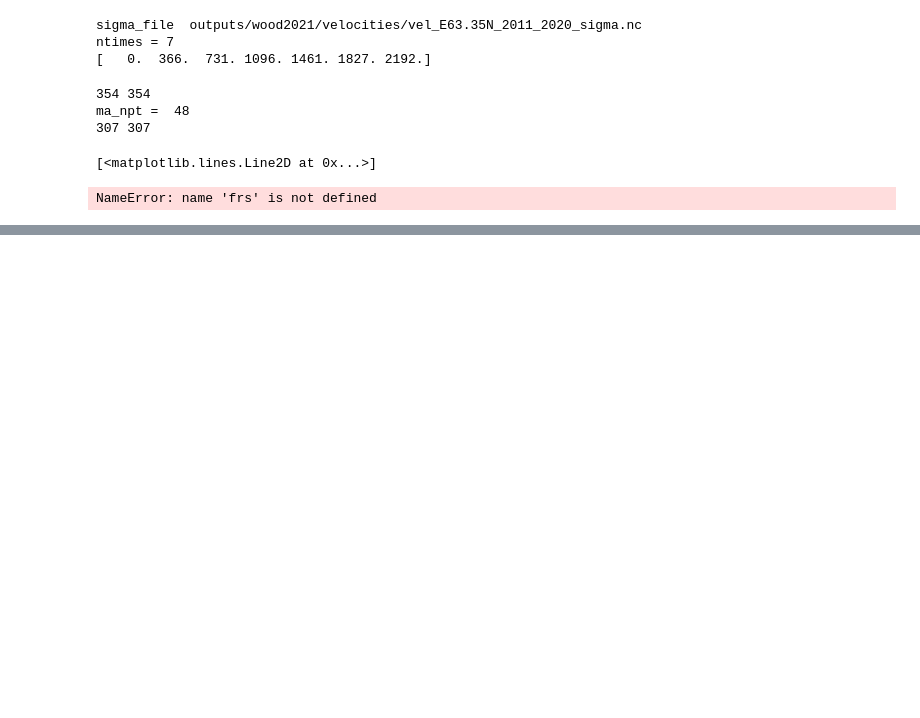
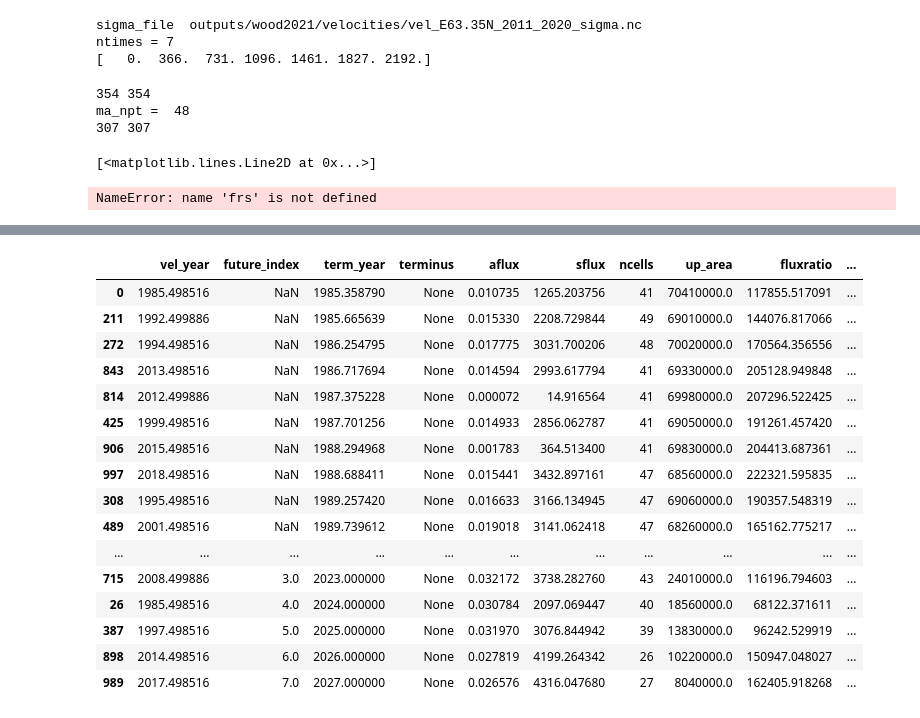
Before and after one commit to pism/pism-greenland, a Jupyter notebook: data_sets/velocities/VelTermCombos_ALL.ipynb, the cells around one changed output, grey strips where cells are left out. Saved outputs shown, nothing was run; the diff lists cells and outputs as text; code cells hidden in the pictures; blank space fills up the shorter version.

```diff
--- a/data_sets/velocities/VelTermCombos_ALL.ipynb
+++ b/data_sets/velocities/VelTermCombos_ALL.ipynb
@@ -305,3 +323,7 @@ plt.show()
 # %% [output]
 [interactive output not drawn]
 [interactive output not drawn]
+# %%
+pd.set_option("display.max_rows", None, "display.max_columns", None)
+fname = '/Users/eafischer2/velocities/outputs/velterm/velterm_209.df'
+pd.read_pickle(fname)
@@ -307,0 +348,17 @@ plt.show()
+# %%
+import re
+
+veltermRE = re.compile(r'velterm_(\d\d\d)\.df')
+dir = '/Users/eafischer2/velocities/outputs/velterm'
+dfs = list()
+df = None
+for leaf in sorted(os.listdir(dir)):
+    match = veltermRE.match(leaf)
+    if match is None:
+        continue
+    glacier_id = int(match.group(1))
+    print(leaf, glacier_id)
+    fname = os.path.join(dir, leaf)
+    df = pd.read_pickle(fname)
+    df['glacier_id'] = glacier_id
+    dfs.append(df)
@@ -307,0 +383,2 @@ plt.show()
+# %%
+velterm_df = pd.concat(dfs)
@@ -307,0 +391,6 @@ plt.show()
+# %%
+# SAMPLE
+glacier_df = velterm_df[velterm_df.glacier_id == glacier_id]
+#glacier_df.dropna(subset=['future_index'])
+glacier_df = glacier_df[glacier_df['future_index'].isna()]
+glacier_df
@@ -307,0 +539,20 @@ plt.show()
+# %%
+df.sort_values(['term_year']).drop_duplicates('term_year')
+# %% [output]
+|  | vel_year | future_index | term_year | terminus | aflux | sflux | ncells | up_area | fluxratio | ... |
+| 0 | 1985.498516 | NaN | 1985.358790 | None | 0.010735 | 1265.203756 | 41 | 70410000.0 | 117855.517091 | ... |
+| 211 | 1992.499886 | NaN | 1985.665639 | None | 0.015330 | 2208.729844 | 49 | 69010000.0 | 144076.817066 | ... |
+| 272 | 1994.498516 | NaN | 1986.254795 | None | 0.017775 | 3031.700206 | 48 | 70020000.0 | 170564.356556 | ... |
+| 843 | 2013.498516 | NaN | 1986.717694 | None | 0.014594 | 2993.617794 | 41 | 69330000.0 | 205128.949848 | ... |
+| 814 | 2012.499886 | NaN | 1987.375228 | None | 0.000072 | 14.916564 | 41 | 69980000.0 | 207296.522425 | ... |
+| 425 | 1999.498516 | NaN | 1987.701256 | None | 0.014933 | 2856.062787 | 41 | 69050000.0 | 191261.457420 | ... |
+| 906 | 2015.498516 | NaN | 1988.294968 | None | 0.001783 | 364.513400 | 41 | 69830000.0 | 204413.687361 | ... |
+| 997 | 2018.498516 | NaN | 1988.688411 | None | 0.015441 | 3432.897161 | 47 | 68560000.0 | 222321.595835 | ... |
+| 308 | 1995.498516 | NaN | 1989.257420 | None | 0.016633 | 3166.134945 | 47 | 69060000.0 | 190357.548319 | ... |
+| 489 | 2001.498516 | NaN | 1989.739612 | None | 0.019018 | 3141.062418 | 47 | 68260000.0 | 165162.775217 | ... |
+| ... | ... | ... | ... | ... | ... | ... | ... | ... | ... | ... |
+| 715 | 2008.499886 | 3.0 | 2023.000000 | None | 0.032172 | 3738.282760 | 43 | 24010000.0 | 116196.794603 | ... |
+| 26 | 1985.498516 | 4.0 | 2024.000000 | None | 0.030784 | 2097.069447 | 40 | 18560000.0 | 68122.371611 | ... |
+| 387 | 1997.498516 | 5.0 | 2025.000000 | None | 0.031970 | 3076.844942 | 39 | 13830000.0 | 96242.529919 | ... |
+| 898 | 2014.498516 | 6.0 | 2026.000000 | None | 0.027819 | 4199.264342 | 26 | 10220000.0 | 150947.048027 | ... |
+| 989 | 2017.498516 | 7.0 | 2027.000000 | None | 0.026576 | 4316.047680 | 27 | 8040000.0 | 162405.918268 | ... |
```
Also changed, not shown: parts of 11 cells of this notebook, 6 other files.
